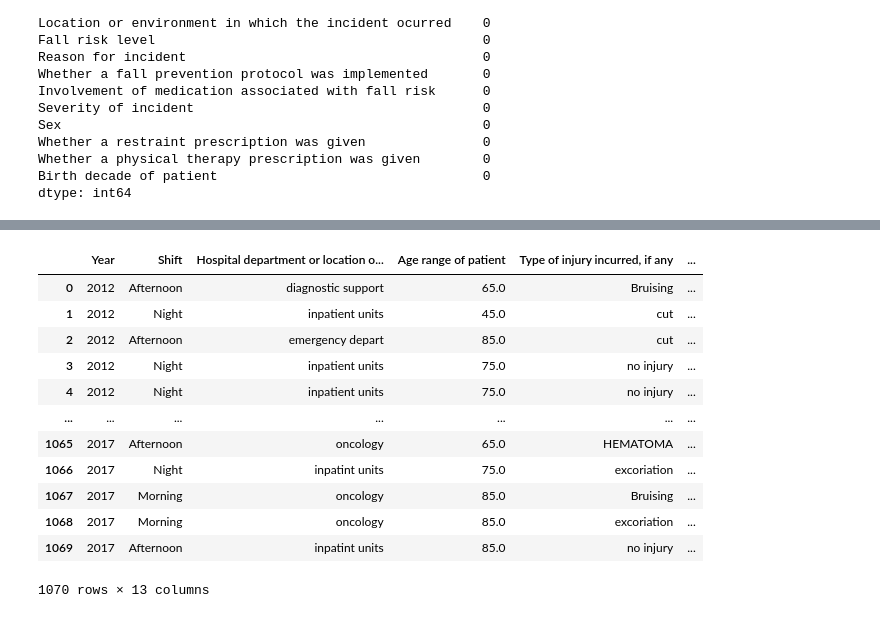
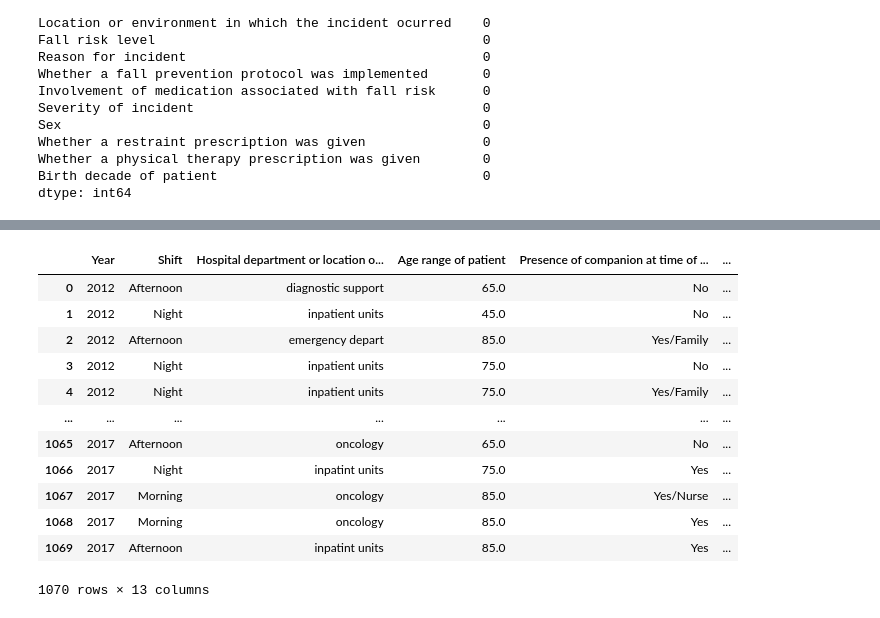
Before and after one commit to solayman-cs/fall-risk-analysis, a Jupyter notebook: Predictive_Modeling_.ipynb, the cells around one changed output, grey strips where cells are left out. Saved outputs shown, nothing was run; the diff lists cells and outputs as text; code cells hidden in the pictures.

```diff
--- a/Predictive_Modeling_.ipynb
+++ b/Predictive_Modeling_.ipynb
@@ -143,0 +192,9 @@ df = train_most_frequent
+# %%
+import pandas as pd
+
+mapping = {'no injury': 0, 'excoriation': 1, 'cut': 1, 'HEMATOMA': 1, 'Bruising': 1, 'EDEMA': 1,
+           'Fracture': 1, 'Head trauma': 1, 'excotiation': 1, 'Spinal cord injury': 1, 'Wound dehiscence': 1}
+
+df['Type of injury incurred, if any'] = df['Type of injury incurred, if any'].map(mapping)
+
+df['Type of injury incurred, if any']
@@ -236,6 +324,8 @@ Age range of patient
 Name: count, dtype: int64
 # %%
 df['Age range of patient'].fillna(7, inplace=True)
+# %%
+df['Type of injury incurred, if any'].fillna(1, inplace=True)
 # %%
 df.isnull().sum()
 # %% [output]
@@ -288,19 +380,19 @@ plt.show()
 # %%
-X = df.drop(columns=['Whether a fall prevention protocol was implemented','Fall risk level', 'Number', 'Date of incident', 'Birth decade of patient', 'Weekday of incident'])
-y = df['Whether a fall prevention protocol was implemented']
+X = df.drop(columns=['Type of injury incurred, if any', 'Severity of incident', 'Number', 'Date of incident', 'Birth decade of patient', 'Weekday of incident'])
+y = df['Type of injury incurred, if any']
 
 X
 # %% [output]
-|  | Year | Shift | Hospital department or location o... | Age range of patient | Type of injury incurred, if any | ... |
-| 0 | 2012 | Afternoon | diagnostic support | 65.0 | Bruising | ... |
-| 1 | 2012 | Night | inpatient units | 45.0 | cut | ... |
-| 2 | 2012 | Afternoon | emergency depart | 85.0 | cut | ... |
-| 3 | 2012 | Night | inpatient units | 75.0 | no injury | ... |
-| 4 | 2012 | Night | inpatient units | 75.0 | no injury | ... |
+|  | Year | Shift | Hospital department or location o... | Age range of patient | Presence of companion at time of ... | ... |
+| 0 | 2012 | Afternoon | diagnostic support | 65.0 | No | ... |
+| 1 | 2012 | Night | inpatient units | 45.0 | No | ... |
+| 2 | 2012 | Afternoon | emergency depart | 85.0 | Yes/Family | ... |
+| 3 | 2012 | Night | inpatient units | 75.0 | No | ... |
+| 4 | 2012 | Night | inpatient units | 75.0 | Yes/Family | ... |
 | ... | ... | ... | ... | ... | ... | ... |
-| 1065 | 2017 | Afternoon | oncology | 65.0 | HEMATOMA | ... |
-| 1066 | 2017 | Night | inpatint units | 75.0 | excoriation | ... |
-| 1067 | 2017 | Morning | oncology | 85.0 | Bruising | ... |
-| 1068 | 2017 | Morning | oncology | 85.0 | excoriation | ... |
-| 1069 | 2017 | Afternoon | inpatint units | 85.0 | no injury | ... |
+| 1065 | 2017 | Afternoon | oncology | 65.0 | No | ... |
+| 1066 | 2017 | Night | inpatint units | 75.0 | Yes | ... |
+| 1067 | 2017 | Morning | oncology | 85.0 | Yes/Nurse | ... |
+| 1068 | 2017 | Morning | oncology | 85.0 | Yes | ... |
+| 1069 | 2017 | Afternoon | inpatint units | 85.0 | Yes | ... |
 1070 rows × 13 columns
```
Also changed, not shown: parts of 40 cells of this notebook.
